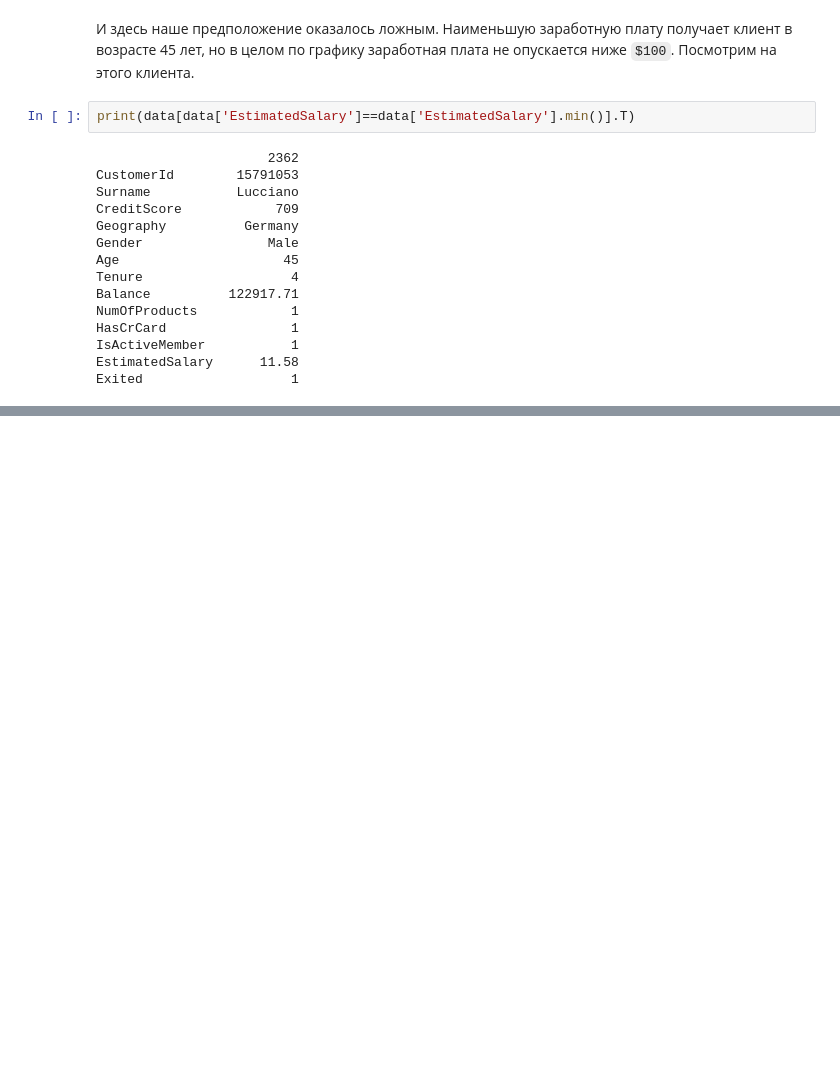
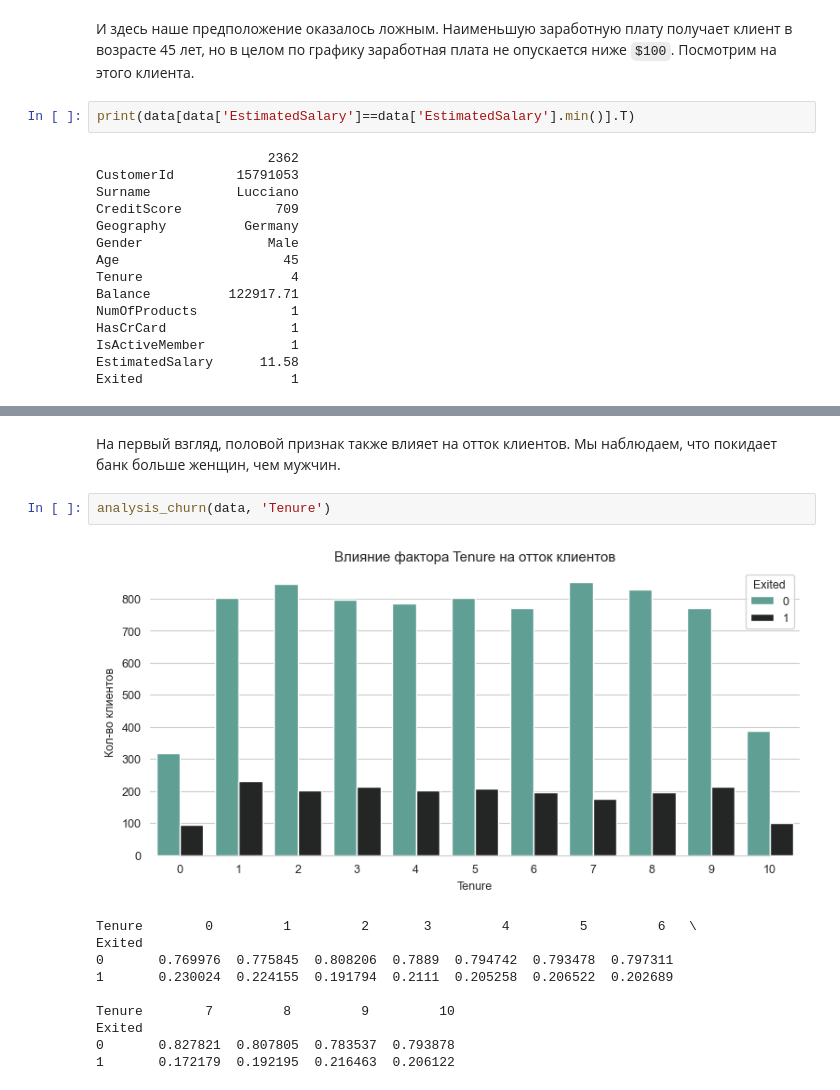
Before and after one commit to tabbols95/data_analysis_and_forecast, a Jupyter notebook: Customer churn analysis (Bank data)/Customer churn analysis (Bank data).ipynb, the cells around one changed output, grey strips where cells are left out. Cells and saved outputs as stored; diff of their text form; blank space fills up the shorter version.

```diff
--- a/Customer churn analysis (Bank data)/Customer churn analysis (Bank data).ipynb
+++ b/Customer churn analysis (Bank data)/Customer churn analysis (Bank data).ipynb
@@ -201,0 +245,15 @@ Exited                   1
+# %% [markdown]
+На первый взгляд, половой признак также влияет на отток клиентов. Мы наблюдаем, что покидает банк больше женщин, чем мужчин.
+# %%
+analysis_churn(data, 'Tenure')
+# %% [output]
+[figure, added]
+Tenure        0         1         2       3         4         5         6   \
+Exited
+0       0.769976  0.775845  0.808206  0.7889  0.794742  0.793478  0.797311
+1       0.230024  0.224155  0.191794  0.2111  0.205258  0.206522  0.202689
+
+Tenure        7         8         9         10
+Exited
+0       0.827821  0.807805  0.783537  0.793878
+1       0.172179  0.192195  0.216463  0.206122
```
Also changed, not shown: parts of 30 cells of this notebook.
